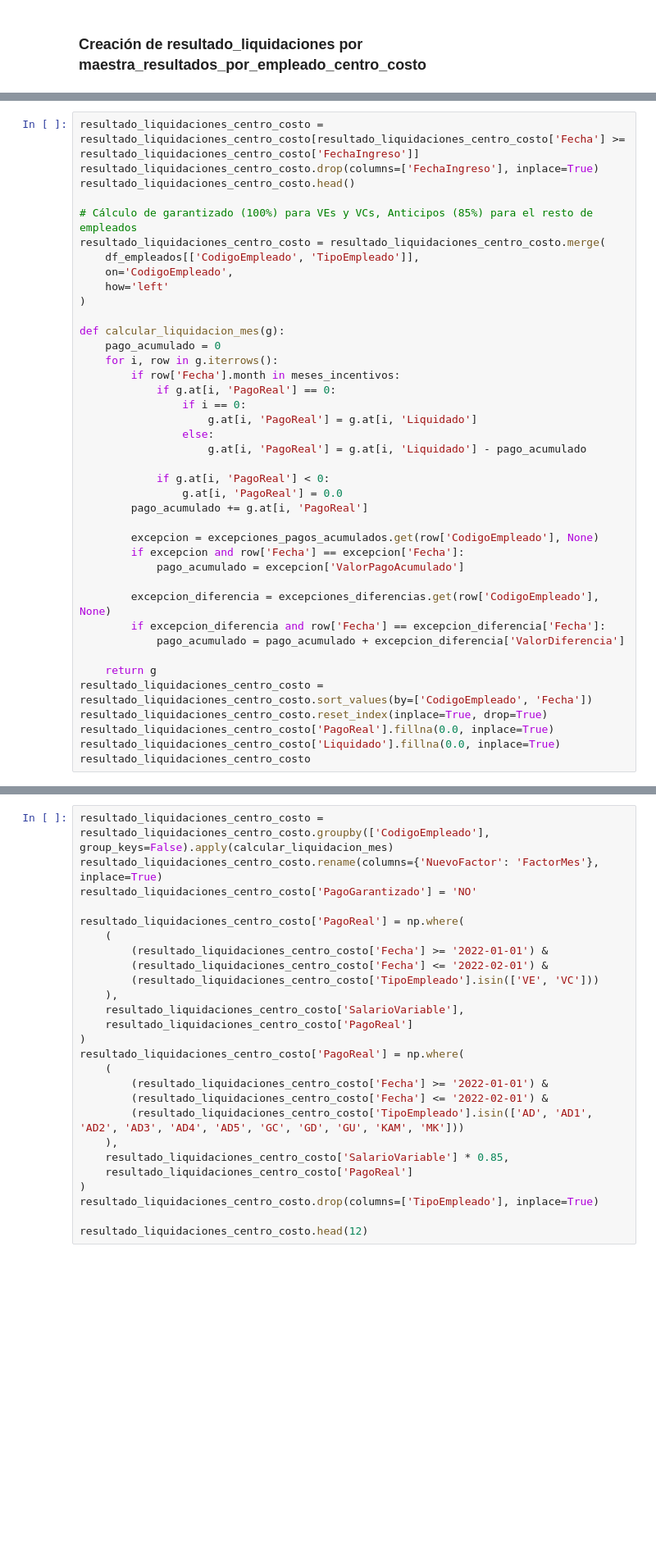
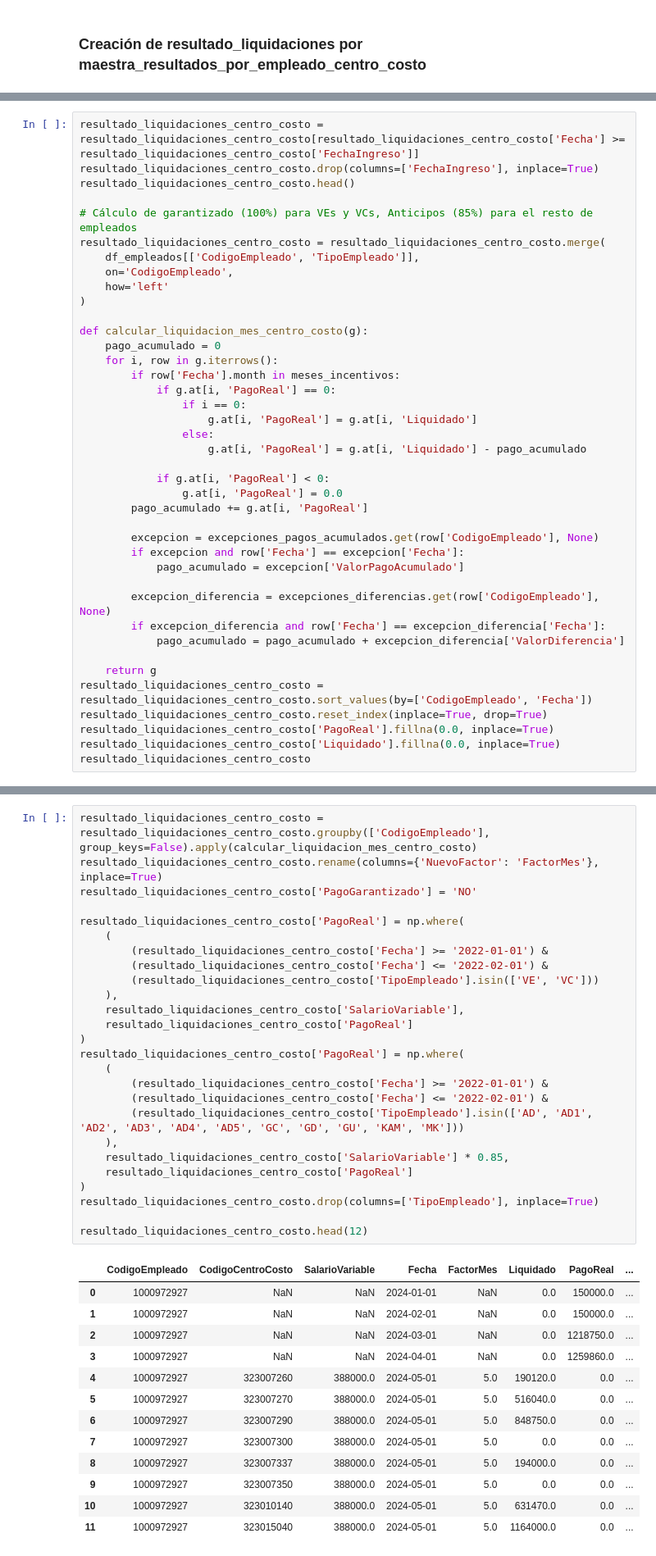
Before and after one commit to Crispelinho/-Liquidations-Incentives-Jupyter, a Jupyter notebook: 2. Calculo de Maestra de Liquidaciones.ipynb, the cells around one changed output, grey strips where cells are left out. Shown at 82% size. Drawn from its saved outputs; the diff is of its cells as text; blank space fills up the shorter version.

```diff
--- a/2. Calculo de Maestra de Liquidaciones.ipynb
+++ b/2. Calculo de Maestra de Liquidaciones.ipynb
@@ -1321,7 +1736,7 @@ resultado_liquidaciones_centro_costo = resultado_liquidaciones_centro_costo.merg
     how='left'
 )
 
-def calcular_liquidacion_mes(g):
+def calcular_liquidacion_mes_centro_costo(g):
     pago_acumulado = 0
     for i, row in g.iterrows():
         if row['Fecha'].month in meses_incentivos:
@@ -1352,29 +1781,43 @@ resultado_liquidaciones_centro_costo
 # %%
-resultado_liquidaciones_centro_costo = resultado_liquidaciones_centro_costo.groupby(['CodigoEmpleado'], group_keys=False).apply(calcular_liquidacion_mes)
+resultado_liquidaciones_centro_costo = resultado_liquidaciones_centro_costo.groupby(['CodigoEmpleado'], group_keys=False).apply(calcular_liquidacion_mes_centro_costo)
 resultado_liquidaciones_centro_costo.rename(columns={'NuevoFactor': 'FactorMes'}, inplace=True)
 resultado_liquidaciones_centro_costo['PagoGarantizado'] = 'NO'
 
 resultado_liquidaciones_centro_costo['PagoReal'] = np.where(
     (
         (resultado_liquidaciones_centro_costo['Fecha'] >= '2022-01-01') &
         (resultado_liquidaciones_centro_costo['Fecha'] <= '2022-02-01') &
         (resultado_liquidaciones_centro_costo['TipoEmpleado'].isin(['VE', 'VC']))
     ),
     resultado_liquidaciones_centro_costo['SalarioVariable'],
     resultado_liquidaciones_centro_costo['PagoReal']
 )
 resultado_liquidaciones_centro_costo['PagoReal'] = np.where(
     (
         (resultado_liquidaciones_centro_costo['Fecha'] >= '2022-01-01') &
         (resultado_liquidaciones_centro_costo['Fecha'] <= '2022-02-01') &
         (resultado_liquidaciones_centro_costo['TipoEmpleado'].isin(['AD', 'AD1', 'AD2', 'AD3', 'AD4', 'AD5', 'GC', 'GD', 'GU', 'KAM', 'MK']))
     ),
     resultado_liquidaciones_centro_costo['SalarioVariable'] * 0.85,
     resultado_liquidaciones_centro_costo['PagoReal']
 )
 resultado_liquidaciones_centro_costo.drop(columns=['TipoEmpleado'], inplace=True)
 
 resultado_liquidaciones_centro_costo.head(12)
+# %% [output]
+|  | CodigoEmpleado | CodigoCentroCosto | SalarioVariable | Fecha | FactorMes | Liquidado | PagoReal | ... |
+| 0 | 1000972927 | NaN | NaN | 2024-01-01 | NaN | 0.0 | 150000.0 | ... |
+| 1 | 1000972927 | NaN | NaN | 2024-02-01 | NaN | 0.0 | 150000.0 | ... |
+| 2 | 1000972927 | NaN | NaN | 2024-03-01 | NaN | 0.0 | 1218750.0 | ... |
+| 3 | 1000972927 | NaN | NaN | 2024-04-01 | NaN | 0.0 | 1259860.0 | ... |
+| 4 | 1000972927 | 323007260 | 388000.0 | 2024-05-01 | 5.0 | 190120.0 | 0.0 | ... |
+| 5 | 1000972927 | 323007270 | 388000.0 | 2024-05-01 | 5.0 | 516040.0 | 0.0 | ... |
+| 6 | 1000972927 | 323007290 | 388000.0 | 2024-05-01 | 5.0 | 848750.0 | 0.0 | ... |
+| 7 | 1000972927 | 323007300 | 388000.0 | 2024-05-01 | 5.0 | 0.0 | 0.0 | ... |
+| 8 | 1000972927 | 323007337 | 388000.0 | 2024-05-01 | 5.0 | 194000.0 | 0.0 | ... |
+| 9 | 1000972927 | 323007350 | 388000.0 | 2024-05-01 | 5.0 | 0.0 | 0.0 | ... |
+| 10 | 1000972927 | 323010140 | 388000.0 | 2024-05-01 | 5.0 | 631470.0 | 0.0 | ... |
+| 11 | 1000972927 | 323015040 | 388000.0 | 2024-05-01 | 5.0 | 1164000.0 | 0.0 | ... |
 # %% [markdown]
 ## Se obtienen los garantizados
 # %% [markdown]
```
Also changed, not shown: parts of 71 cells of this notebook, 42 other files.
